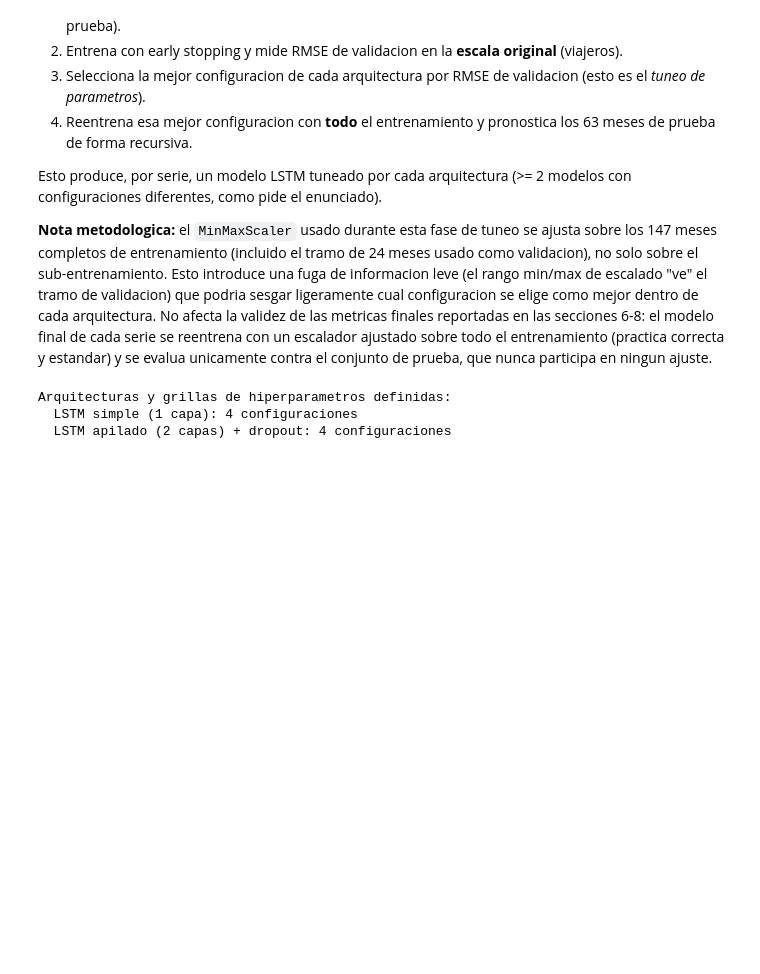
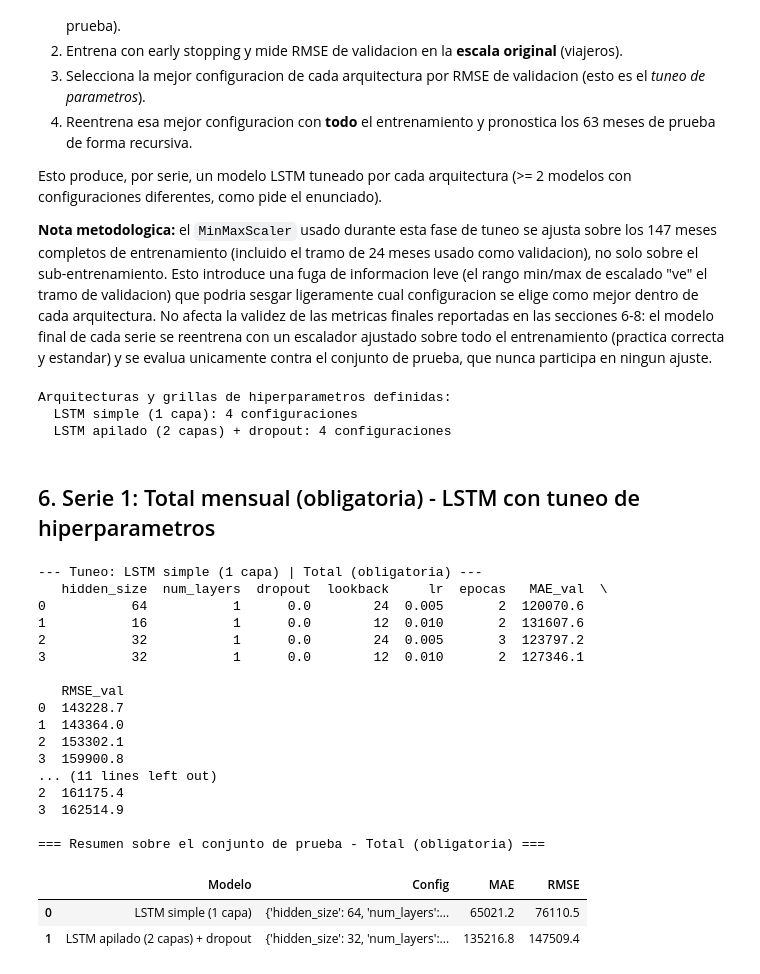
Before and after one commit to DavidDominguez-11/DS-Lab1, a Jupyter notebook: Lab2_Deep_Learning_CC3084.ipynb, the cells around one changed output. Saved outputs shown, nothing was run; the diff lists cells and outputs as text; code cells hidden in the pictures; blank space fills up the shorter version.

```diff
--- a/Lab2_Deep_Learning_CC3084.ipynb
+++ b/Lab2_Deep_Learning_CC3084.ipynb
@@ -384,3 +384,32 @@ for k, v in arquitecturas.items():
 Arquitecturas y grillas de hiperparametros definidas:
   LSTM simple (1 capa): 4 configuraciones
   LSTM apilado (2 capas) + dropout: 4 configuraciones
+# %% [markdown]
+## 6. Serie 1: Total mensual (obligatoria) - LSTM con tuneo de hiperparametros
+# %%
+resultados_total, tabla_resumen_total = tunear_y_evaluar(
+    series_train['Total (obligatoria)'], series_test['Total (obligatoria)'], 'Total (obligatoria)', arquitecturas)
+
+print("\n=== Resumen sobre el conjunto de prueba - Total (obligatoria) ===")
+tabla_resumen_total
+# %% [output]
+--- Tuneo: LSTM simple (1 capa) | Total (obligatoria) ---
+   hidden_size  num_layers  dropout  lookback     lr  epocas   MAE_val  \
+0           64           1      0.0        24  0.005       2  120070.6
+1           16           1      0.0        12  0.010       2  131607.6
+2           32           1      0.0        24  0.005       3  123797.2
+3           32           1      0.0        12  0.010       2  127346.1
+
+   RMSE_val
+0  143228.7
+1  143364.0
+2  153302.1
+3  159900.8
+... (11 lines left out)
+2  161175.4
+3  162514.9
+
+=== Resumen sobre el conjunto de prueba - Total (obligatoria) ===
+|  | Modelo | Config | MAE | RMSE |
+| 0 | LSTM simple (1 capa) | {'hidden_size': 64, 'num_layers':... | 65021.2 | 76110.5 |
+| 1 | LSTM apilado (2 capas) + dropout | {'hidden_size': 32, 'num_layers':... | 135216.8 | 147509.4 |
```
Also changed, not shown: parts of 1 cell of this notebook.
